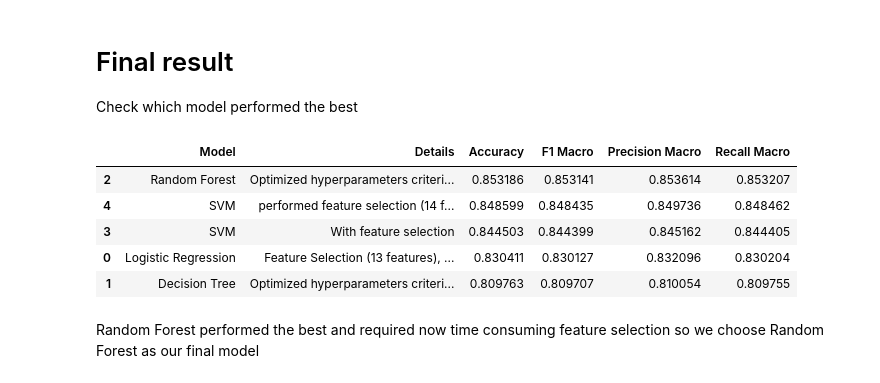
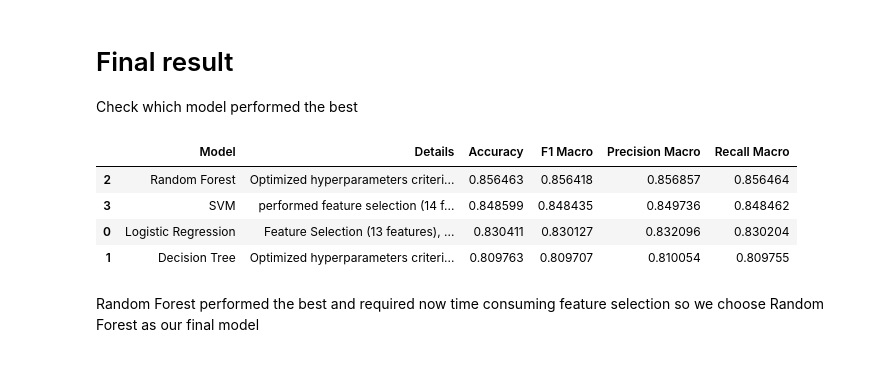
Before and after one commit to jezu1/ML_NASAProject, a Jupyter notebook: Machine_Learning_final_version.ipynb, the cells around one changed output. Drawn from its saved outputs; the diff is of its cells as text; code cells hidden in the pictures.

```diff
--- a/Machine_Learning_final_version.ipynb
+++ b/Machine_Learning_final_version.ipynb
@@ -966,5 +958,3 @@ cross_val_results
-# %%
-result_df = append_results('SVM','With feature  selection ', cross_val_results, result_df)
 # %% [markdown]
 # Feature Selection
 
@@ -1125,15 +1115,17 @@ Scores are similar to the scores of the cross validation of the training data se
 # Final result
 
 Check which model performed the best
-# %%
-result_df.sort_values(by='F1 Macro',ascending=False)
-# %% [output]
-|  | Model | Details | Accuracy | F1 Macro | Precision Macro | Recall Macro |
-| 2 | Random Forest | Optimized hyperparameters criteri... | 0.853186 | 0.853141 | 0.853614 | 0.853207 |
-| 4 | SVM | performed feature selection (14 f... | 0.848599 | 0.848435 | 0.849736 | 0.848462 |
-| 3 | SVM | With feature selection | 0.844503 | 0.844399 | 0.845162 | 0.844405 |
-| 0 | Logistic Regression | Feature Selection (13 features), ... | 0.830411 | 0.830127 | 0.832096 | 0.830204 |
-| 1 | Decision Tree | Optimized hyperparameters criteri... | 0.809763 | 0.809707 | 0.810054 | 0.809755 |
+# %%
+#to show complete details text
+pd.set_option('display.max_colwidth', None)
+#show results ordered by F1 score
+result_df.sort_values(by='F1 Macro',ascending=False)
+# %% [output]
+|  | Model | Details | Accuracy | F1 Macro | Precision Macro | Recall Macro |
+| 2 | Random Forest | Optimized hyperparameters criteri... | 0.856463 | 0.856418 | 0.856857 | 0.856464 |
+| 3 | SVM | performed feature selection (14 f... | 0.848599 | 0.848435 | 0.849736 | 0.848462 |
+| 0 | Logistic Regression | Feature Selection (13 features), ... | 0.830411 | 0.830127 | 0.832096 | 0.830204 |
+| 1 | Decision Tree | Optimized hyperparameters criteri... | 0.809763 | 0.809707 | 0.810054 | 0.809755 |
 # %% [markdown]
 Random Forest performed the best and required now time consuming feature selection so we choose Random Forest as our final model
 # %% [markdown]
```
Also changed, not shown: parts of 15 cells of this notebook.
